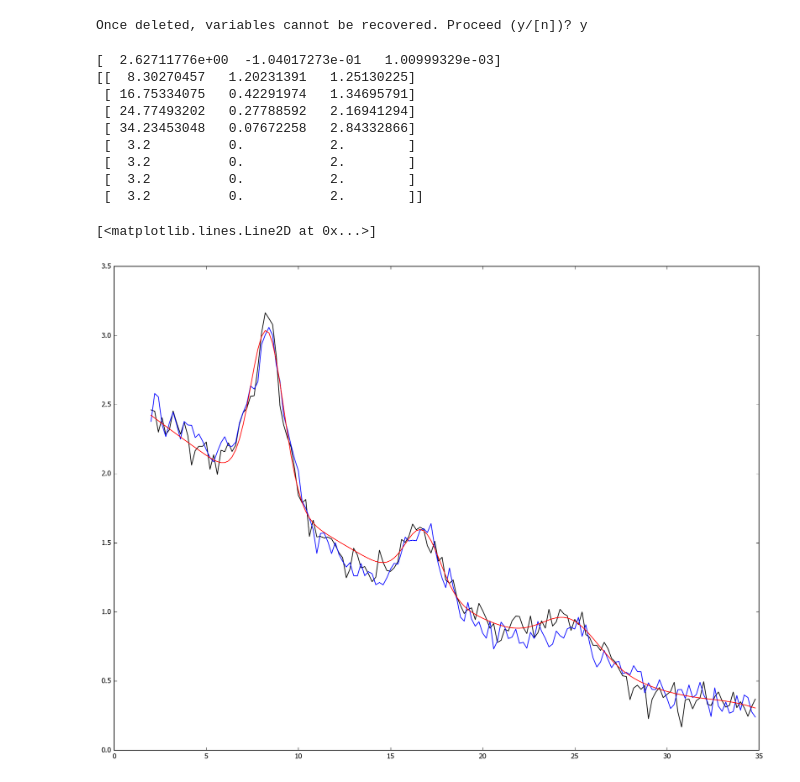
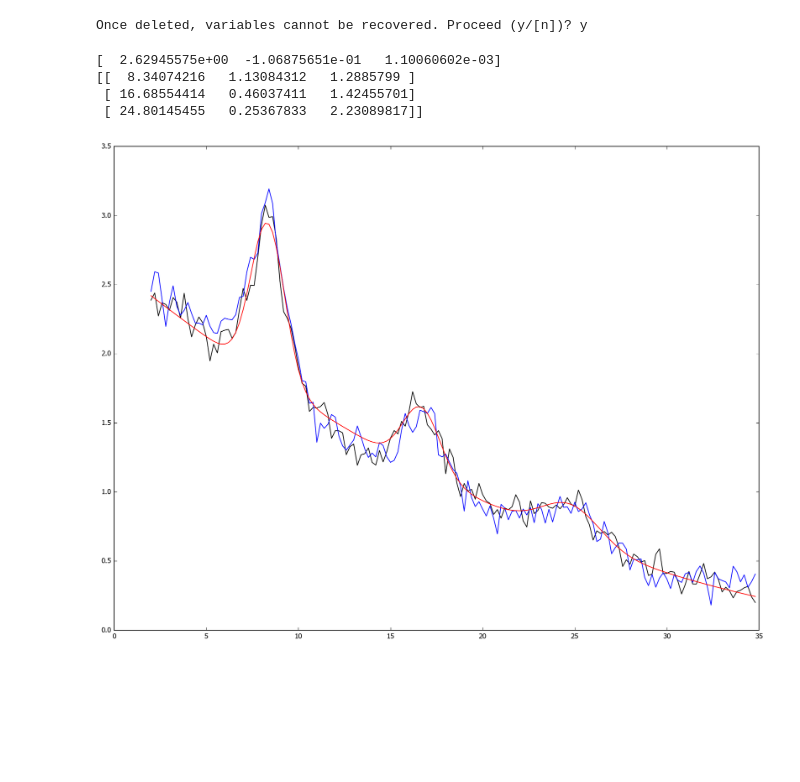
Before and after one commit to fooof-tools/fooof, a Jupyter notebook: Simulate Spectra.ipynb, the cells around one changed output. Drawn from its saved outputs; the diff is of its cells as text; code cells hidden in the pictures; blank space fills up the shorter version.

Commit message:
add error handling and logic to remove unrealistic fits

```diff
--- a/Simulate Spectra.ipynb
+++ b/Simulate Spectra.ipynb
@@ -47,7 +46,7 @@ psd_array = np.log10(psd_array)
 frequency_vector = np.linspace(1, 36, 1000)
 slope_params = [5.11, -0.0567, 0.00059]
 oscillation_params = [[0.53, 7.98, 1.7],[0.33, 12.3, 2.3],[0.13, 23.1, 3.3]]
-noise = [0.0, 0.025]
+noise = [0.0, 0.1]
 
 res = mode(np.diff(frequency_vector))[0]
 
@@ -123,7 +122,7 @@ def fooof(frequency_vector, input_psd, frequency_range, proportion_test, number_
 
     # initialize
     rms = np.ndarray(0)
-    oscillation_params = np.empty((0,3))
+    oscillation_params = np.empty((0,3)) # cf, amp, bw
 
     res = mode(np.diff(frequency_vector))[0] # frequency resolution
     window_around_max = 4 # in Hz
@@ -182,40 +181,52 @@ def fooof(frequency_vector, input_psd, frequency_range, proportion_test, number_
 
     # first fit
     for i in range(number_of_gaussians):
-        if i == 0:
-            popt, output_gaussian = fit_gaussian(p_flat_real, frequency_vector, window_around_max)
-        else:
-            popt, output_gaussian = fit_gaussian(p_flat_iteration, frequency_vector, window_around_max)
-        gaussian_fit = np.vstack((gaussian_fit, output_gaussian))
-        oscillation_params = np.vstack((oscillation_params, popt))
-        rms = np.append(rms, np.sqrt(mean_squared_error(test_data, np.sum(gaussian_fit,0)+background_fit)))
-        # remove the biggest oscillation from the flattened spectrum
-        p_flat_iteration = p_flat_real - np.sum(gaussian_fit,0)
+        try:
+            if i == 0:
+                popt, output_gaussian = fit_gaussian(p_flat_real, frequency_vector, window_around_max)
+            else:
+                popt, output_gaussian = fit_gaussian(p_flat_iteration, frequency_vector, window_around_max)
+            gaussian_fit = np.vstack((gaussian_fit, output_gaussian))
+            oscillation_params = np.vstack((oscillation_params, popt))
+            rms = np.append(rms, np.sqrt(mean_squared_error(test_data, np.sum(gaussian_fit,0)+background_fit)))
+            # remove the biggest oscillation from the flattened spectrum
+            p_flat_iteration = p_flat_real - np.sum(gaussian_fit,0)
+        except:
+            pass # this needs exception handling in case fitting fails
+
+    # filter out unrealistic oscillations
+    background_std = psd_train-np.sum(gaussian_fit,0)-background_fit # flatten and remove fits
+    background_std = np.std(background_std)*1.5 # get the std of the residuals
+
+    # amp has to be at least 2 * residual noise
+    # std of gaussian fit needs to not be too narrow...
+    # ... nor too wide
+    decision_criteria = (oscillation_params[:,1] > background_std) & \
+        (oscillation_params[:,2] < 3) & \
+        (oscillation_params[:,2] > 0.5)
+
+    oscillation_params = oscillation_params[decision_criteria,:]
+    gaussian_fit = gaussian_fit[decision_criteria,:]
 
     psd_fit = np.sum(gaussian_fit,0) + background_fit
 
-    return frequency_vector, psd_fit, psd_train, psd_test, background_params, oscillation_params, rms
+    return frequency_vector, psd_fit, background_fit, gaussian_fit, psd_train, psd_test, background_params, oscillation_params, rms
 # %%
-frequency_vector, psd_fit, psd_train, psd_test, background_params, oscillation_params, rms = \
+frequency_vector, psd_fit, background_fit, gaussian_fit, psd_train, psd_test, background_params, oscillation_params, rms = \
     fooof(xf, psd_array, cut_freqs, proportion_test, 8)
 
 print(background_params)
 print(oscillation_params)
 
 plt.plot(frequency_vector, psd_train, 'k')
 plt.plot(frequency_vector, psd_test, 'b')
 plt.plot(frequency_vector, psd_fit, 'r')
+plt.show()
 # %% [output]
-[  2.62711776e+00  -1.04017273e-01   1.00999329e-03]
-[[  8.30270457   1.20231391   1.25130225]
- [ 16.75334075   0.42291974   1.34695791]
- [ 24.77493202   0.27788592   2.16941294]
- [ 34.23453048   0.07672258   2.84332866]
- [  3.2          0.           2.        ]
- [  3.2          0.           2.        ]
- [  3.2          0.           2.        ]
- [  3.2          0.           2.        ]]
+[  2.62945575e+00  -1.06875651e-01   1.10060602e-03]
+[[  8.34074216   1.13084312   1.2885799 ]
+ [ 16.68554414   0.46037411   1.42455701]
+ [ 24.80145455   0.25367833   2.23089817]]
-[<matplotlib.lines.Line2D at 0x...>]
-[figure, old version]
+[figure, new version]
 # %%
 fu.std_to_bw(popt[2])
```
Also changed, not shown: parts of 2 cells of this notebook.
